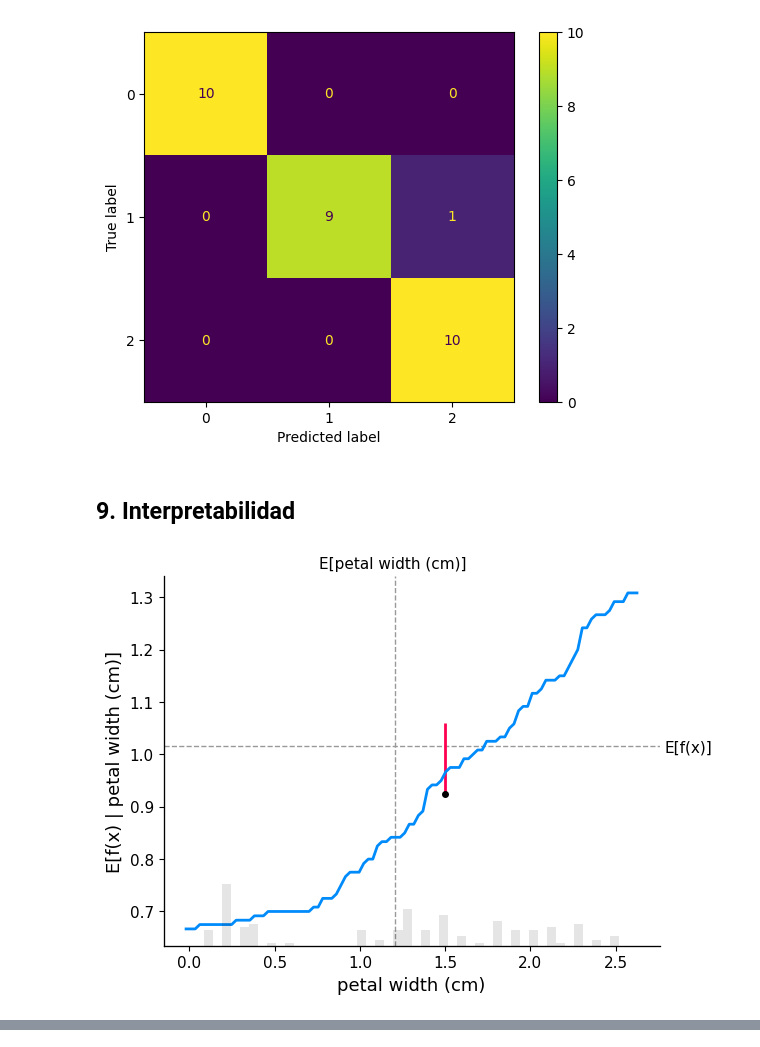
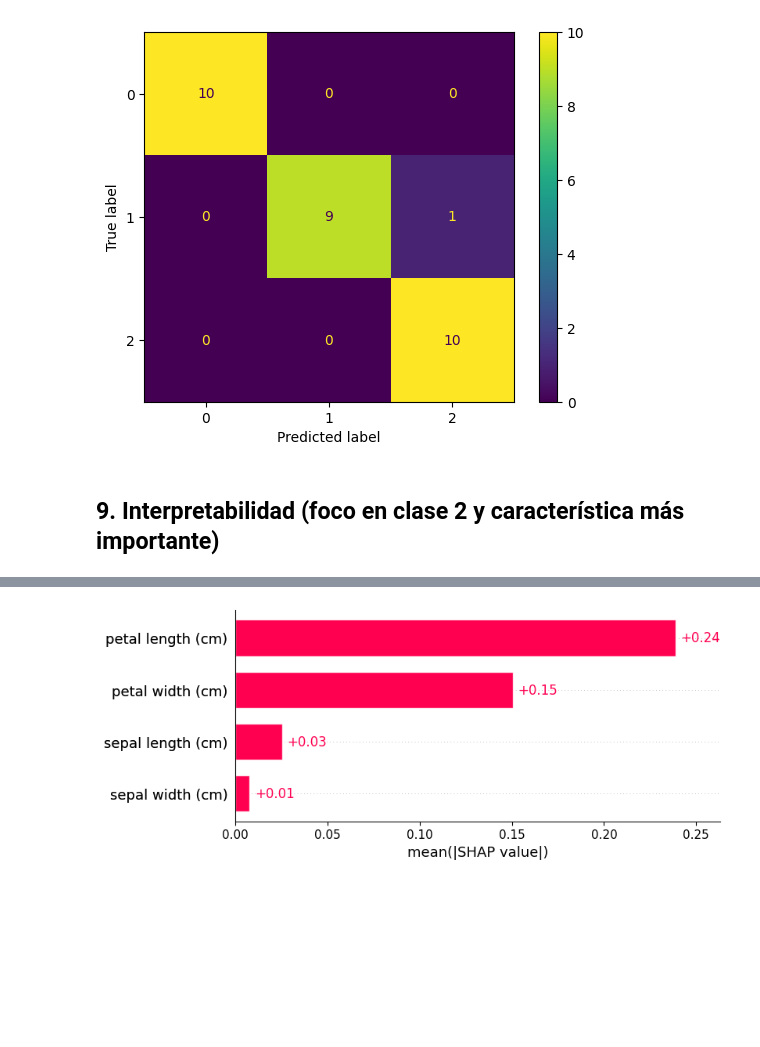
Before and after one commit to JorgeLlorente/Iris, a Jupyter notebook: main.ipynb, the cells around one changed output, grey strips where cells are left out. Cells and saved outputs as stored; diff of their text form; code cells hidden in the pictures; blank space fills up the shorter version.

```diff
--- a/main.ipynb
+++ b/main.ipynb
@@ -232,21 +235,15 @@ ConfusionMatrixDisplay.from_estimator(clf_tuned, X_test, y_test)
 # %% [output]
 <sklearn.metrics._plot.confusion_matrix.ConfusionMatrixDisplay at 0x...>
 [figure]
-# %% [markdown]
-## 9. Interpretabilidad
-# %%
-explainer = shap.Explainer(clf_best.predict, X_train)
-shap_values = explainer(X_train)
-
-sample_ind = 20
-shap.partial_dependence_plot(
-    "petal width (cm)",
-    clf_best.predict,
-    X_train,
-    ice=False,
-    model_expected_value = True,
-    feature_expected_value = True,
-    shap_values=shap_values[sample_ind : sample_ind + 1, :]
-)
-# %% [output]
-[figure, removed]
+# %% [markdown]
+## 9. Interpretabilidad (foco en clase 2 y característica más importante)
+# %%
+# Uso de Shap para ver cómo afectan las características a la predicción para la clase 2. La característica
+# petal length (cm) es la que más influye para que predicción sea de clase 2.
+
+shap.initjs()
+explainer = shap.explainers.Exact(clf_best.predict_proba, X_train)
+shap_values = explainer(X_test)
+shap_values = shap_values[..., 2]
+shap.plots.bar(shap_values)
+# %% [output]
@@ -252,0 +251 @@ shap.partial_dependence_plot(
+[figure, added]
```
Also changed, not shown: parts of 7 cells of this notebook.
